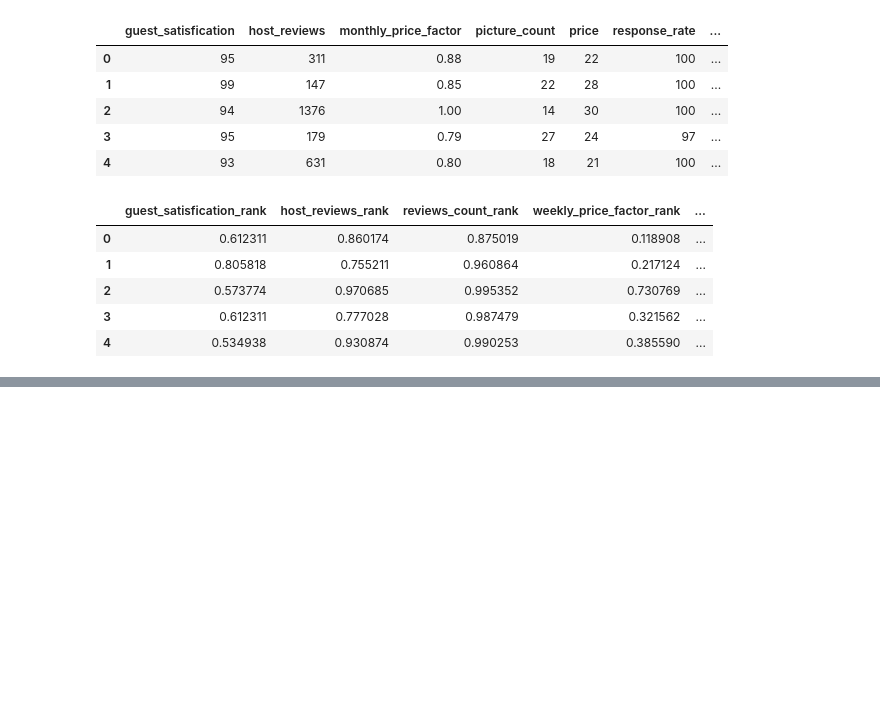
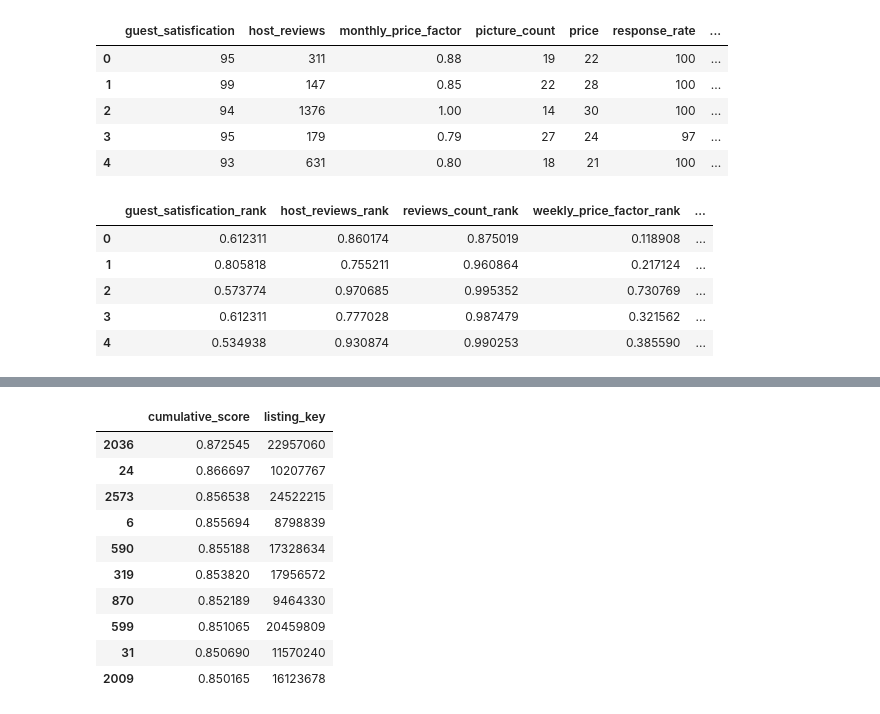
Before and after one commit to kailu3/airbnb-optimization, a Jupyter notebook: notebooks/kl-cancun-weighting.ipynb, the cells around one changed output, grey strips where cells are left out. Saved outputs shown, nothing was run; the diff lists cells and outputs as text; code cells hidden in the pictures; blank space fills up the shorter version.

Commit message:
tested initial cumulative score

```diff
--- a/notebooks/kl-cancun-weighting.ipynb
+++ b/notebooks/kl-cancun-weighting.ipynb
@@ -136,0 +143,7 @@ ranked_features.head()
+# %%
+DEFAULT_WEIGHTINGS = {
+    'guest_satisfication': 1,
+    'host_reviews': 1,
+    'reviews_count': 1,
+    'response_rate': 1
+}
@@ -136,0 +152,3 @@ ranked_features.head()
+# %%
+FINAL_WEIGHTS = {k: v / len(DEFAULT_WEIGHTINGS) for k, v in DEFAULT_WEIGHTINGS.items()}
+FINAL_WEIGHTS
@@ -136,0 +160,6 @@ ranked_features.head()
+# %%
+ranked_features = ranked_features.assign(
+    cumulative_score=ranked_features['guest_satisfication_rank'] * FINAL_WEIGHTS.get('guest_satisfication') +
+                     ranked_features['host_reviews_rank'] * FINAL_WEIGHTS.get('host_reviews') +
+                     ranked_features['reviews_count_rank'] * FINAL_WEIGHTS.get('reviews_count') +
+                     ranked_features['response_rate_rank'] * FINAL_WEIGHTS.get('response_rate'))
@@ -136,0 +175,19 @@ ranked_features.head()
+# %%
+(
+    ranked_features
+    .sort_values(by='cumulative_score', ascending=False)
+    .loc[:, ['cumulative_score', 'listing_key']]
+    .head(10)
+)
+# %% [output]
+|  | cumulative_score | listing_key |
+| 2036 | 0.872545 | 22957060 |
+| 24 | 0.866697 | 10207767 |
+| 2573 | 0.856538 | 24522215 |
+| 6 | 0.855694 | 8798839 |
+| 590 | 0.855188 | 17328634 |
+| 319 | 0.853820 | 17956572 |
+| 870 | 0.852189 | 9464330 |
+| 599 | 0.851065 | 20459809 |
+| 31 | 0.850690 | 11570240 |
+| 2009 | 0.850165 | 16123678 |
```
Also changed, not shown: parts of 5 cells of this notebook.
